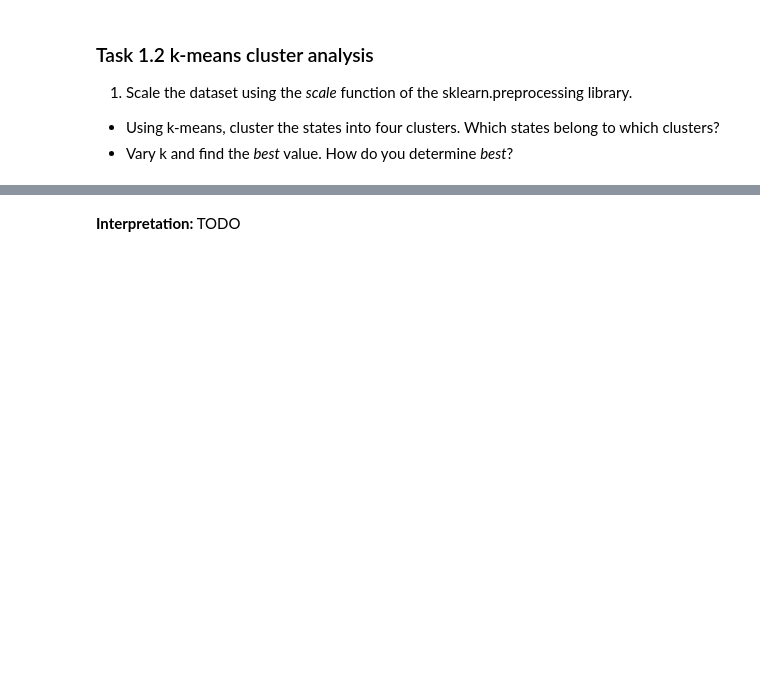
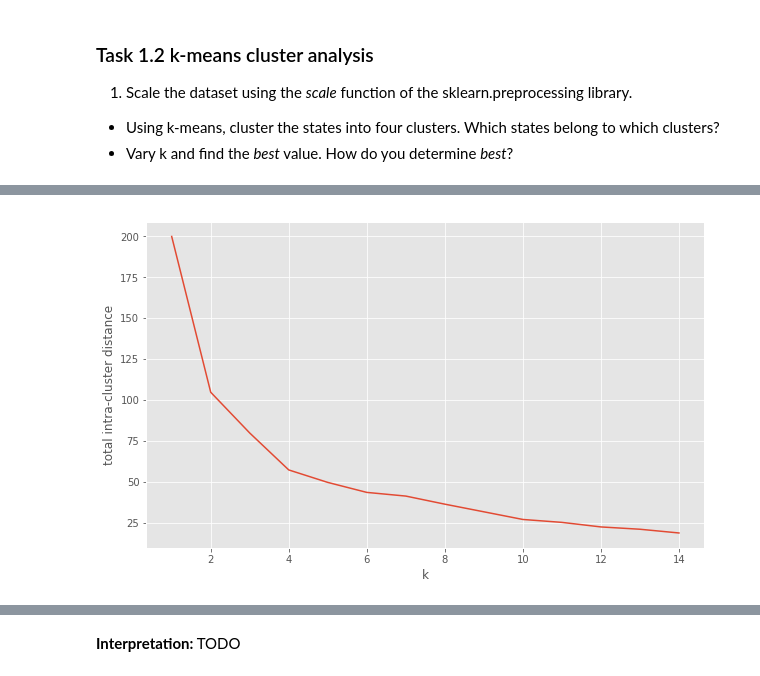
Before and after one commit to tjtiner/datasciencecourse, a Jupyter notebook: HW8/2018-HW8.ipynb, the cells around one changed output, grey strips where cells are left out. Saved outputs shown, nothing was run; the diff lists cells and outputs as text; code cells hidden in the pictures; blank space fills up the shorter version.

```diff
--- a/HW8/2018-HW8.ipynb
+++ b/HW8/2018-HW8.ipynb
@@ -85,0 +86,2 @@ ValueError: scatter requires x column to be numeric
+# %%
+X = scale(df.drop(['State'],axis=1))
@@ -85,0 +111,16 @@ ValueError: scatter requires x column to be numeric
+# %%
+# clustering for k = 1 to k = 10
+ks = range(1,15)
+scores = []
+
+for k in ks:
+    model = KMeans(n_clusters=k)
+    model.fit_predict(X)
+    scores.append(-model.score(X))
+
+plt.plot(ks, scores)
+plt.ylabel('total intra-cluster distance')
+plt.xlabel('k')
+plt.show()
+# %% [output]
+[figure, added]
```
Also changed, not shown: parts of 12 cells of this notebook.
